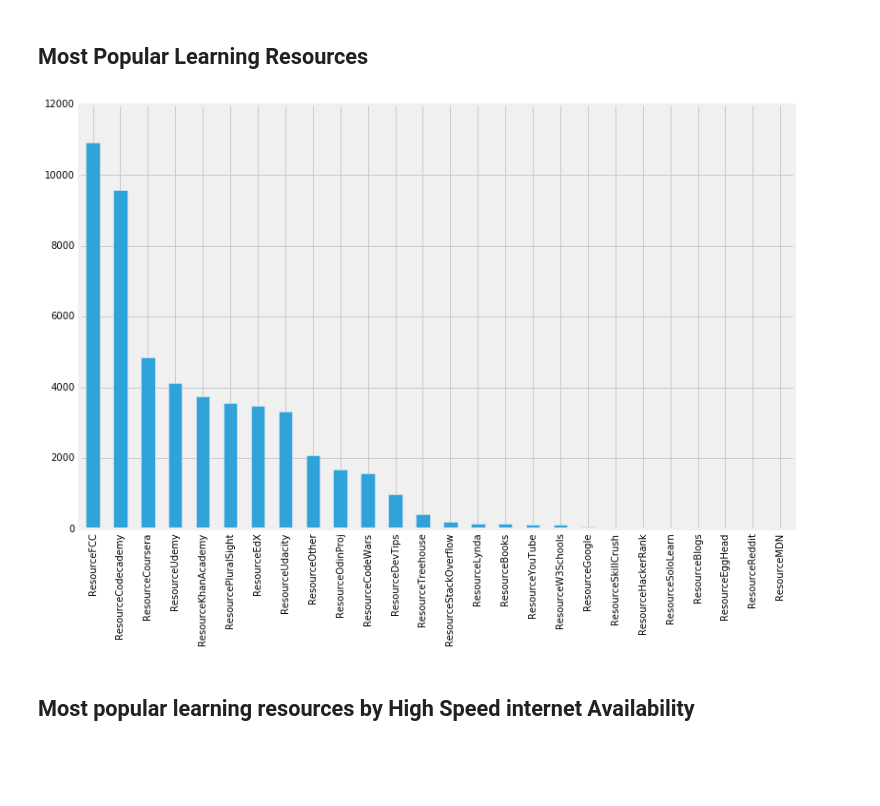
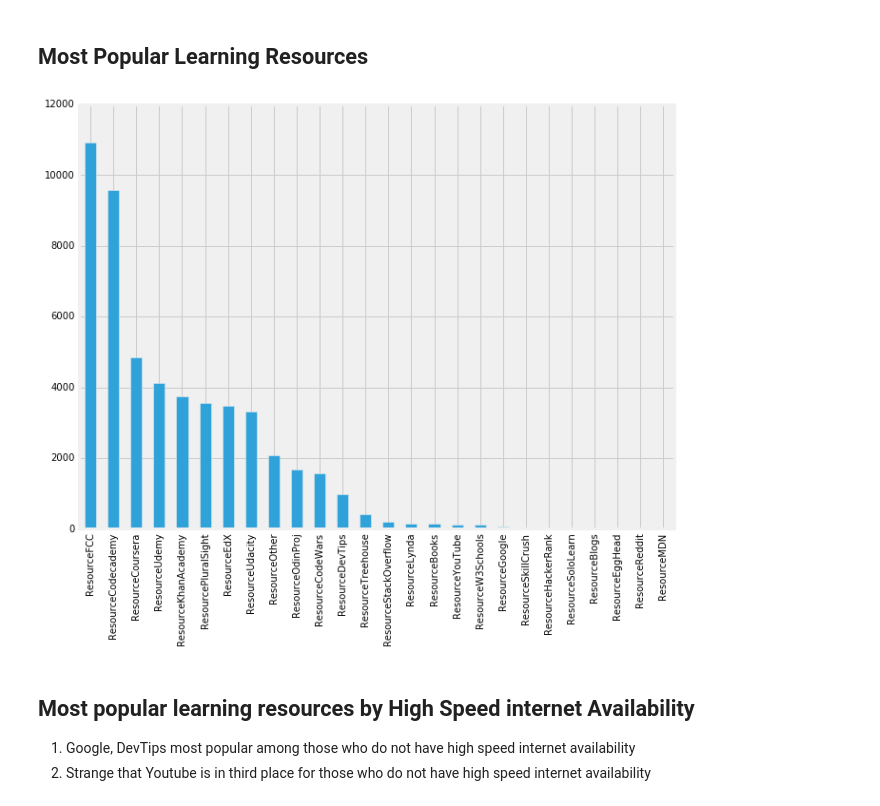
Before and after one commit to Deborah-Digges/inferential-stats, a Jupyter notebook: 2016-new-coder-survey/2016-FCC-New-Coders-Survey.ipynb, the cells around one changed output. Drawn from its saved outputs; the diff is of its cells as text; code cells hidden in the pictures; blank space fills up the shorter version.

```diff
--- a/2016-new-coder-survey/2016-FCC-New-Coders-Survey.ipynb
+++ b/2016-new-coder-survey/2016-FCC-New-Coders-Survey.ipynb
@@ -3,11 +3,7 @@ import pandas as pd
 import matplotlib.pyplot as plt
 import numpy as np
 from __future__ import division
-
+import pylab
 plt.style.use('fivethirtyeight')
 %matplotlib inline
-
-N = 2
-params = plt.gcf()
-plSize = params.get_size_inches()
-params.set_size_inches( (plSize[0]*N, plSize[1]*N) )
+pylab.rcParams['figure.figsize'] = (10.0, 8.0)
@@ -154,40 +120,19 @@ params.set_size_inches( (plSize[0]*N, plSize[1]*N) )
 # %% [markdown]
 ## Most Popular Learning Resources
 # %%
-values = df[['ResourceBlogs',
-'ResourceBooks',
-'ResourceCodeWars',
-'ResourceCodecademy',
-'ResourceCoursera',
-'ResourceDevTips',
-'ResourceEdX',
-'ResourceEggHead',
-'ResourceFCC',
-'ResourceGoogle',
-'ResourceHackerRank',
-'ResourceKhanAcademy',
-'ResourceLynda',
-'ResourceMDN',
-'ResourceOdinProj',
-'ResourceOther',
-'ResourcePluralSight',
-'ResourceReddit',
-'ResourceSkillCrush',
-'ResourceSoloLearn',
-'ResourceStackOverflow',
-'ResourceTreehouse',
-'ResourceUdacity',
-'ResourceUdemy',
-'ResourceW3Schools',
-'ResourceYouTube']].count()
-N = 2
-params = plt.gcf()
-plSize = params.get_size_inches()
-params.set_size_inches( (plSize[0]*N, plSize[1]*N) )
+values = df[['ResourceBlogs', 'ResourceBooks', 'ResourceCodeWars','ResourceCodecademy',
+'ResourceCoursera', 'ResourceDevTips', 'ResourceEdX', 'ResourceEggHead', 'ResourceFCC',
+'ResourceGoogle', 'ResourceHackerRank', 'ResourceKhanAcademy', 'ResourceLynda', 'ResourceMDN',
+'ResourceOdinProj', 'ResourceOther', 'ResourcePluralSight', 'ResourceReddit', 'ResourceSkillCrush',
+'ResourceSoloLearn', 'ResourceStackOverflow', 'ResourceTreehouse', 'ResourceUdacity', 'ResourceUdemy',
+'ResourceW3Schools', 'ResourceYouTube']].count()
 
 bar = values.sort_values(ascending=False).plot.bar()
 # %% [output]
-[figure, old version]
+[figure, new version]
-# %% [markdown]
-## Most popular learning resources by High Speed internet Availability
+# %% [markdown]
+## Most popular learning resources by High Speed internet Availability
+
+1. Google, DevTips most popular among those who do not have high speed internet availability
+2. Strange that Youtube is in third place for those who do not have high speed internet availability
 # %%
```
Also changed, not shown: parts of 28 cells of this notebook.
